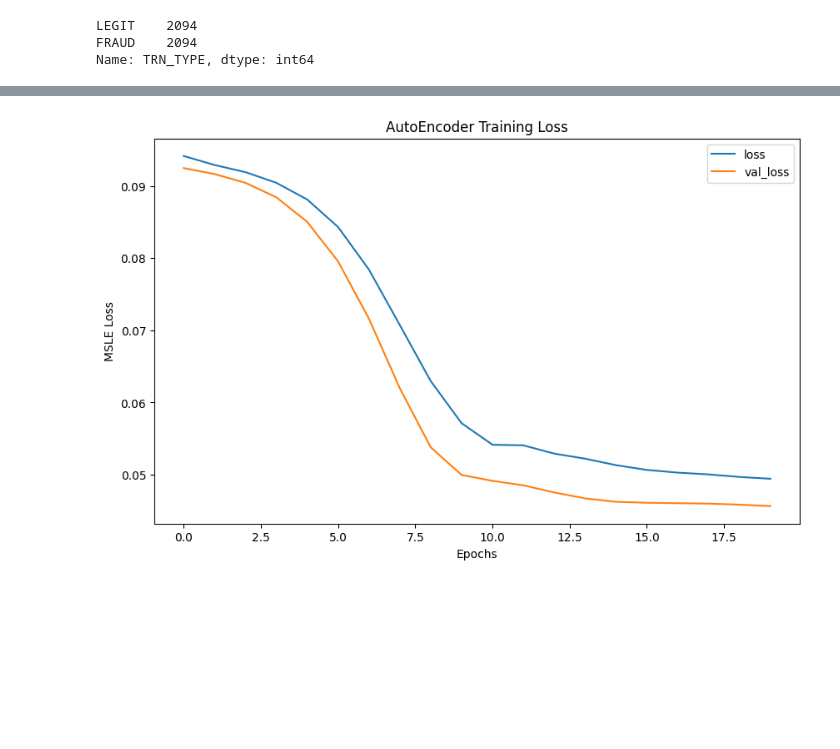
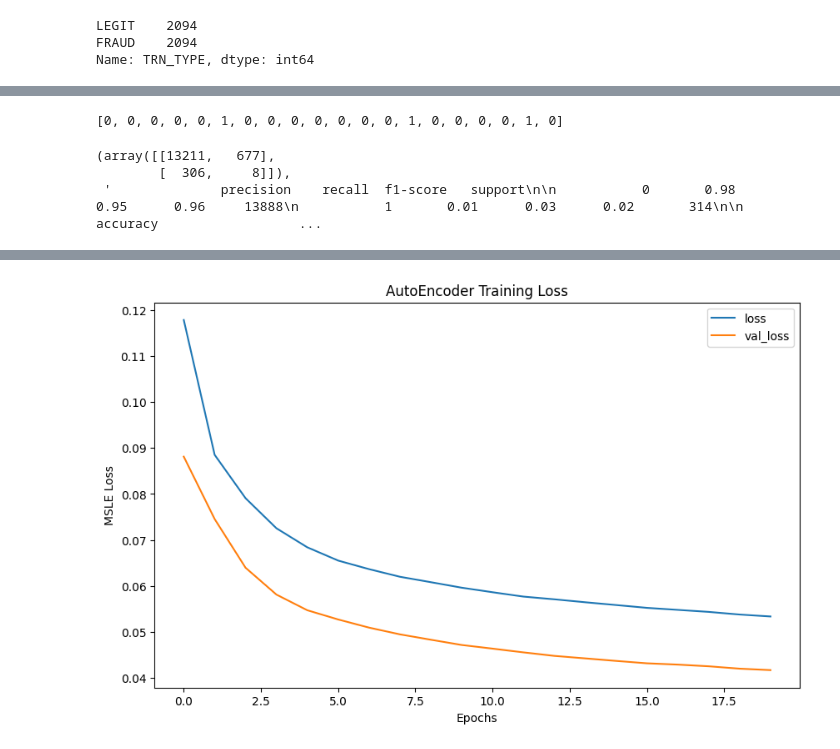
Before and after one commit to SUMANT2003/ML-Credit-Card-Fraud-Detection, a Jupyter notebook: CCFraud.ipynb, the cells around one changed output, grey strips where cells are left out. Drawn from its saved outputs; the diff is of its cells as text; code cells hidden in the pictures; blank space fills up the shorter version.

Commit message:
Isolation Forest
updated models

```diff
--- a/CCFraud.ipynb
+++ b/CCFraud.ipynb
@@ -188,0 +211,6 @@ x_test_scaled = min_max_scaler.transform(x_test.copy())
+# %%
+domain_freq = df['DOMAIN'].value_counts().to_dict()
+df['DOMAIN'] = df['DOMAIN'].map(domain_freq)
+state_freq = df['STATE'].value_counts().to_dict()
+df['STATE'] = df['STATE'].map(state_freq)
+df.head()
@@ -188,0 +243,15 @@ x_test_scaled = min_max_scaler.transform(x_test.copy())
+# %%
+from sklearn.preprocessing import StandardScaler
+
+# Initialize the scaler
+scaler = StandardScaler()
+
+# Fit the scaler on the training set
+scaler.fit(X_train)
+
+# Transform the datasets
+X_train_scaled = scaler.transform(X_train)
+X_val_scaled = scaler.transform(X_val)
+X_test_scaled = scaler.transform(X_test)
+
+X_train_scaled[:5]  # Display the first 5 rows of the scaled training data for inspection
@@ -189,3 +279,35 @@ x_test_scaled = min_max_scaler.transform(x_test.copy())
+# %%
+from sklearn.ensemble import IsolationForest
+
+# Initialize the Isolation Forest model
+clf = IsolationForest(n_estimators=10, contamination=0.05, random_state=42)
+
+# Train the model
+clf.fit(X_train_scaled)
+
+# Predict anomalies on the validation set
+val_predictions = clf.predict(X_val_scaled)
+
+# Convert the predicted values: -1 (anomaly) to 1 (fraud) and 1 (inlier) to 0 (legit)
+val_predictions = [1 if i == -1 else 0 for i in val_predictions]
+
+val_predictions[:20]  # Display the first 10 predictions for inspection
+# %% [output]
+[0, 0, 0, 0, 0, 1, 0, 0, 0, 0, 0, 0, 0, 1, 0, 0, 0, 0, 1, 0]
+# %%
+from sklearn.metrics import confusion_matrix, classification_report
+
+# Generate the confusion matrix for the validation set
+conf_matrix = confusion_matrix(y_val, val_predictions)
+
+# Generate a classification report for the validation set
+class_report = classification_report(y_val, val_predictions)
+
+conf_matrix, class_report
+# %% [output]
+(array([[13211,   677],
+        [  306,     8]]),
+ '              precision    recall  f1-score   support\n\n           0       0.98      0.95      0.96     13888\n           1       0.01      0.03      0.02       314\n\n    accuracy                  ...
 # %%
 
 # create a model by subclassing Model class in tensorflow
@@ -227,16 +349,16 @@ class AutoEncoder(Model):
     return decoded
 
 # Create and compile the model
-model = AutoEncoder(output_units=x_train_scaled.shape[1])
+model = AutoEncoder(output_units=X_train_scaled.shape[1])
 model.compile(loss='msle', metrics=['mse'], optimizer='adam')
 
 # Train the model
 history = model.fit(
-    x_train_scaled,
-    x_train_scaled,
+    X_train_scaled,
+    X_train_scaled,
     epochs=20,
     batch_size=512,
-    validation_data=(x_test_scaled, x_test_scaled),
+    validation_data=(X_test_scaled, X_test_scaled),
     verbose=1
 )
 
@@ -270,4 +392,4 @@ Epoch 20/20
-[figure, old version]
+[figure, new version]
 # %%
 def find_threshold(model, x_train_scaled):
   reconstructions = model.predict(x_train_scaled)
```
Also changed, not shown: parts of 20 cells of this notebook.
